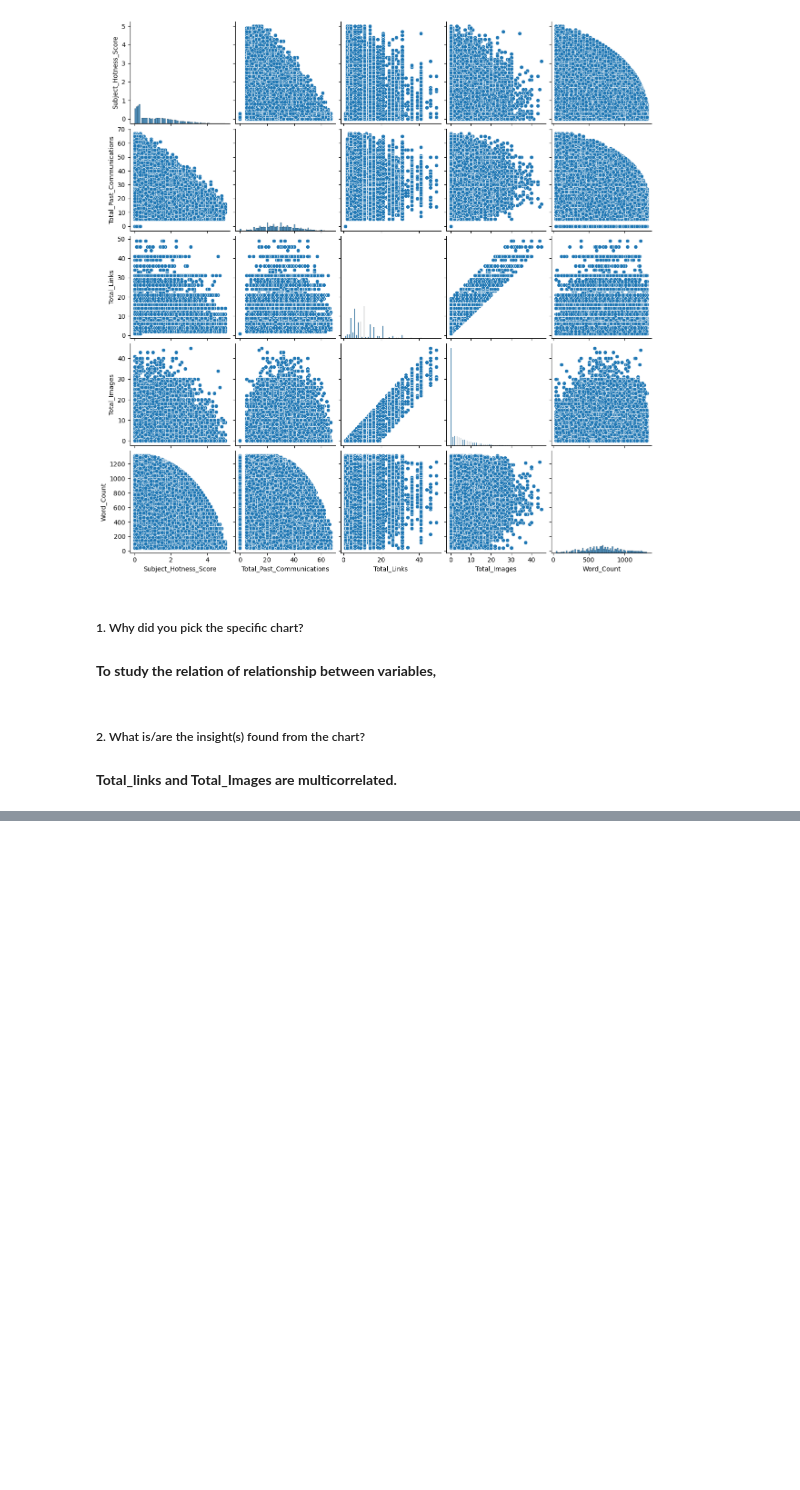
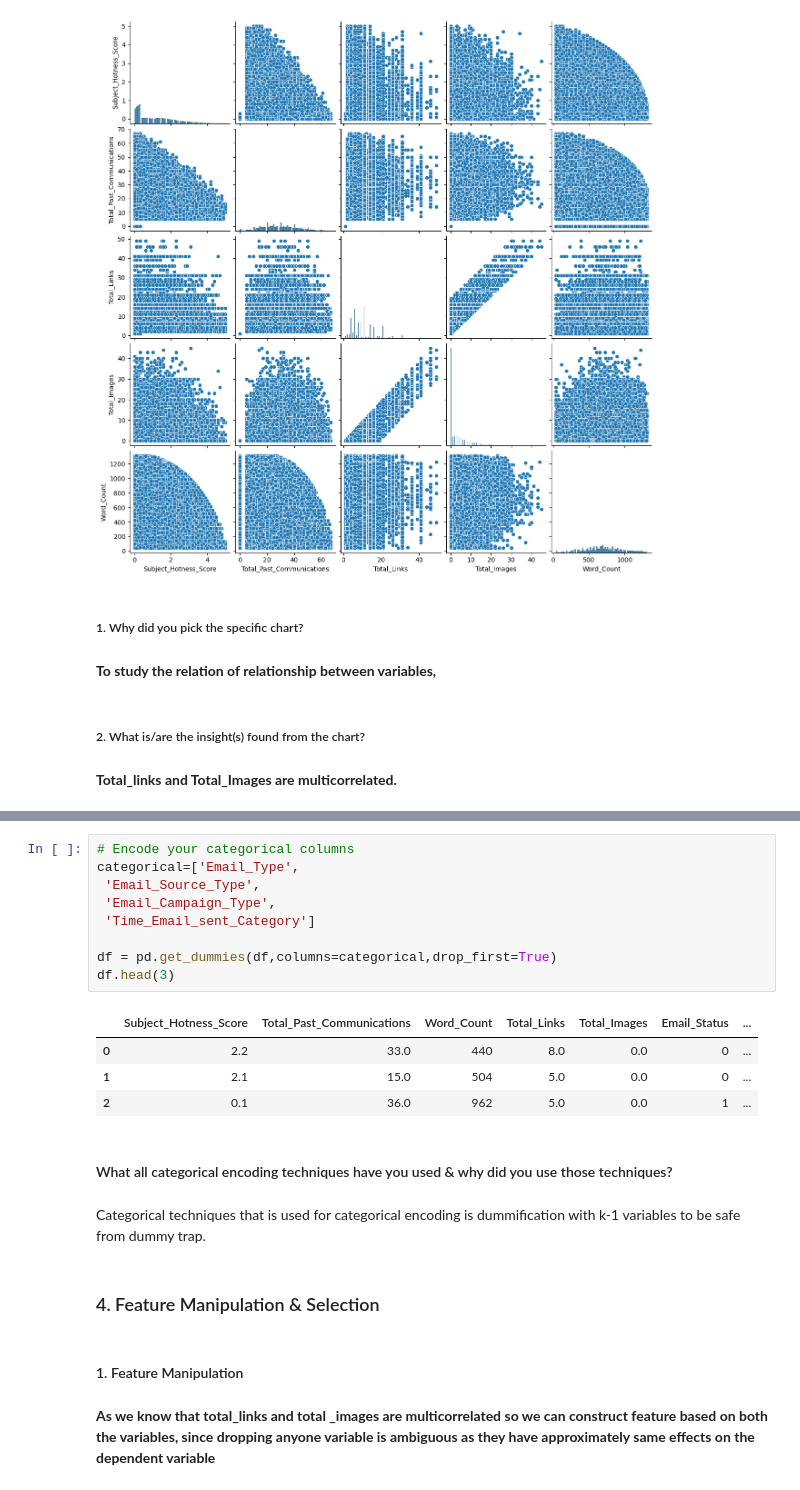
Before and after one commit to dil150898/Email-Campaign-Effectiveness-Prediction, a Jupyter notebook: dil_khush_Email_Campaign_Effectiveness_Prediction_.ipynb, the cells around one changed output, grey strips where cells are left out. Saved outputs shown, nothing was run; the diff lists cells and outputs as text; blank space fills up the shorter version.

```diff
--- a/dil_khush_Email_Campaign_Effectiveness_Prediction_.ipynb
+++ b/dil_khush_Email_Campaign_Effectiveness_Prediction_.ipynb
@@ -755,0 +865,25 @@ sns.pairplot(df_num)
+# %%
+# Encode your categorical columns
+categorical=['Email_Type',
+ 'Email_Source_Type',
+ 'Email_Campaign_Type',
+ 'Time_Email_sent_Category']
+
+df = pd.get_dummies(df,columns=categorical,drop_first=True)
+df.head(3)
+# %% [output]
+|  | Subject_Hotness_Score | Total_Past_Communications | Word_Count | Total_Links | Total_Images | Email_Status | ... |
+| 0 | 2.2 | 33.0 | 440 | 8.0 | 0.0 | 0 | ... |
+| 1 | 2.1 | 15.0 | 504 | 5.0 | 0.0 | 0 | ... |
+| 2 | 0.1 | 36.0 | 962 | 5.0 | 0.0 | 1 | ... |
+# %% [markdown]
+#### What all categorical encoding techniques have you used & why did you use those techniques?
+# %% [markdown]
+Categorical  techniques that is used for  categorical encoding is dummification with k-1 variables to be safe from dummy trap.
+# %% [markdown]
+### 4. Feature Manipulation & Selection
+# %% [markdown]
+#### 1. Feature Manipulation
+# %% [markdown]
+**As we know that total_links and total _images are multicorrelated
+so we can construct feature based on both the variables, since dropping anyone variable is ambiguous as they have approximately same effects on the dependent variable**
```
Also changed, not shown: parts of 50 cells of this notebook.
